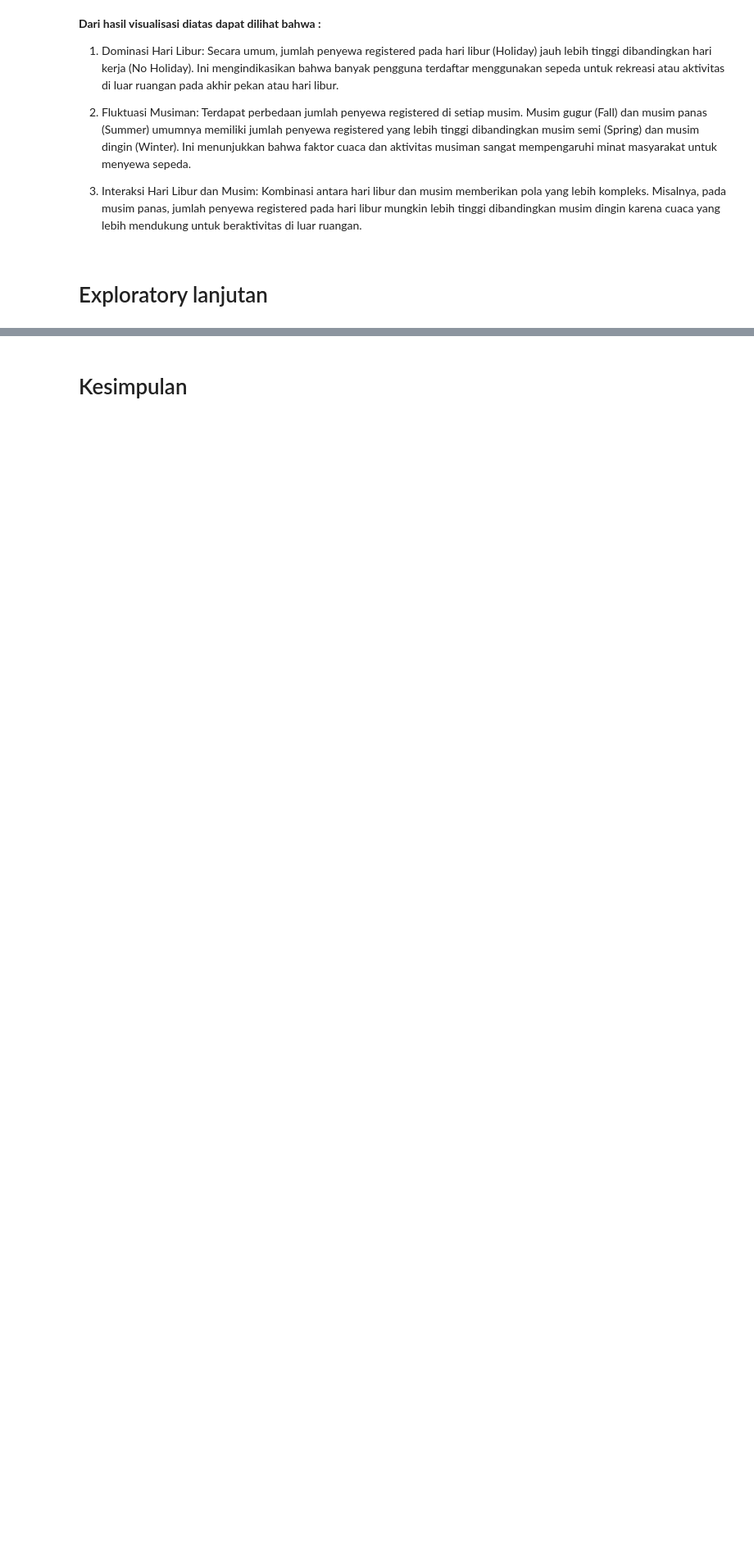
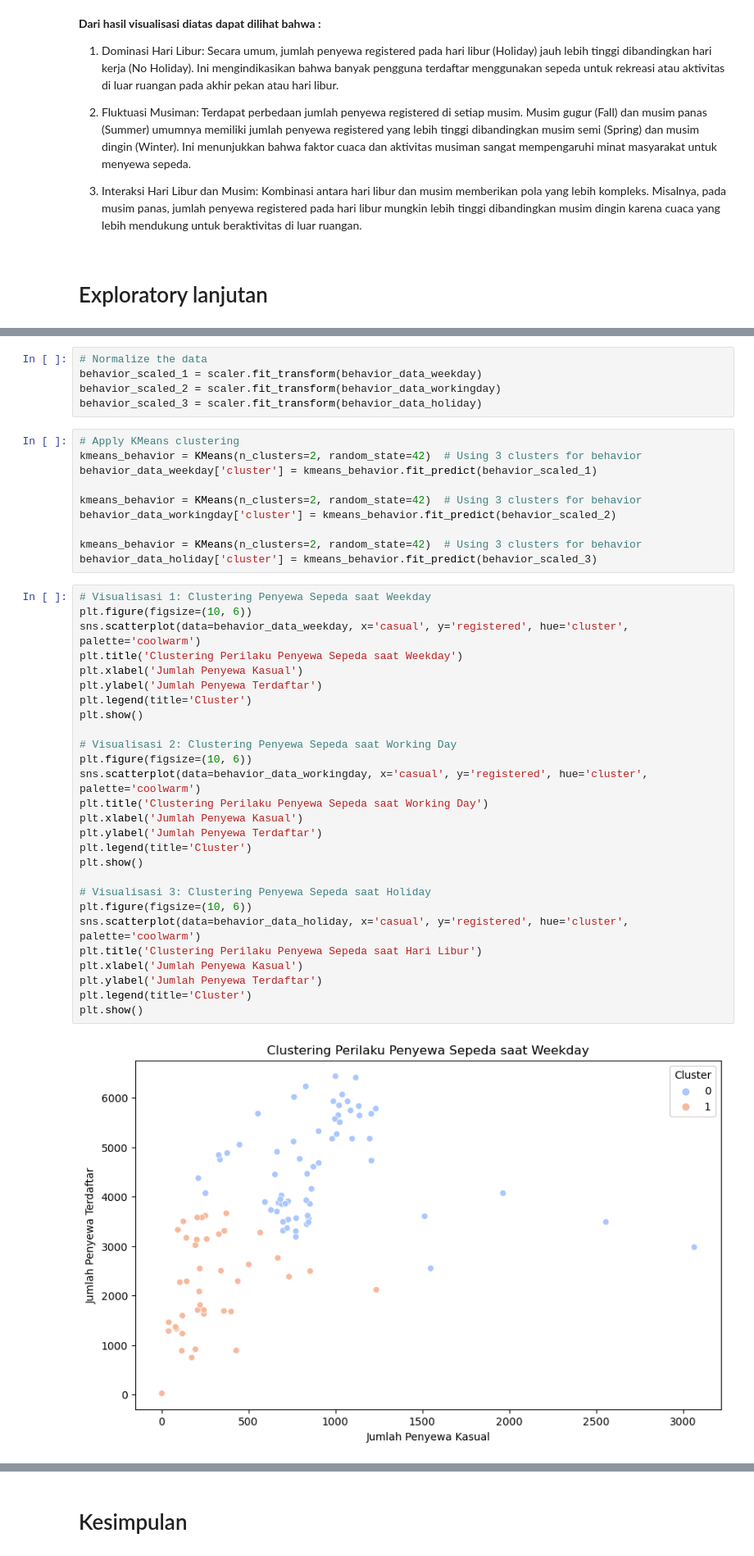
Before and after one commit to SyaifulAsfort23/Bike-sharing-dashboard, a Jupyter notebook: Proyek_Analisis_Data.ipynb, the cells around one changed output, grey strips where cells are left out. Shown: that part at 82% size. Cells and saved outputs as stored; diff of their text form; blank space fills up the shorter version.

```diff
--- a/Proyek_Analisis_Data.ipynb
+++ b/Proyek_Analisis_Data.ipynb
@@ -794,0 +796,44 @@ plt.show()
+# %%
+# Normalize the data
+behavior_scaled_1 = scaler.fit_transform(behavior_data_weekday)
+behavior_scaled_2 = scaler.fit_transform(behavior_data_workingday)
+behavior_scaled_3 = scaler.fit_transform(behavior_data_holiday)
+# %%
+# Apply KMeans clustering
+kmeans_behavior = KMeans(n_clusters=2, random_state=42)  # Using 3 clusters for behavior
+behavior_data_weekday['cluster'] = kmeans_behavior.fit_predict(behavior_scaled_1)
+
+kmeans_behavior = KMeans(n_clusters=2, random_state=42)  # Using 3 clusters for behavior
+behavior_data_workingday['cluster'] = kmeans_behavior.fit_predict(behavior_scaled_2)
+
+kmeans_behavior = KMeans(n_clusters=2, random_state=42)  # Using 3 clusters for behavior
+behavior_data_holiday['cluster'] = kmeans_behavior.fit_predict(behavior_scaled_3)
+# %%
+# Visualisasi 1: Clustering Penyewa Sepeda saat Weekday
+plt.figure(figsize=(10, 6))
+sns.scatterplot(data=behavior_data_weekday, x='casual', y='registered', hue='cluster', palette='coolwarm')
+plt.title('Clustering Perilaku Penyewa Sepeda saat Weekday')
+plt.xlabel('Jumlah Penyewa Kasual')
+plt.ylabel('Jumlah Penyewa Terdaftar')
+plt.legend(title='Cluster')
+plt.show()
+
+# Visualisasi 2: Clustering Penyewa Sepeda saat Working Day
+plt.figure(figsize=(10, 6))
+sns.scatterplot(data=behavior_data_workingday, x='casual', y='registered', hue='cluster', palette='coolwarm')
+plt.title('Clustering Perilaku Penyewa Sepeda saat Working Day')
+plt.xlabel('Jumlah Penyewa Kasual')
+plt.ylabel('Jumlah Penyewa Terdaftar')
+plt.legend(title='Cluster')
+plt.show()
+
+# Visualisasi 3: Clustering Penyewa Sepeda saat Holiday
+plt.figure(figsize=(10, 6))
+sns.scatterplot(data=behavior_data_holiday, x='casual', y='registered', hue='cluster', palette='coolwarm')
+plt.title('Clustering Perilaku Penyewa Sepeda saat Hari Libur')
+plt.xlabel('Jumlah Penyewa Kasual')
+plt.ylabel('Jumlah Penyewa Terdaftar')
+plt.legend(title='Cluster')
+plt.show()
+# %% [output]
+[figure, added]
```
Also changed, not shown: parts of 27 cells of this notebook.
